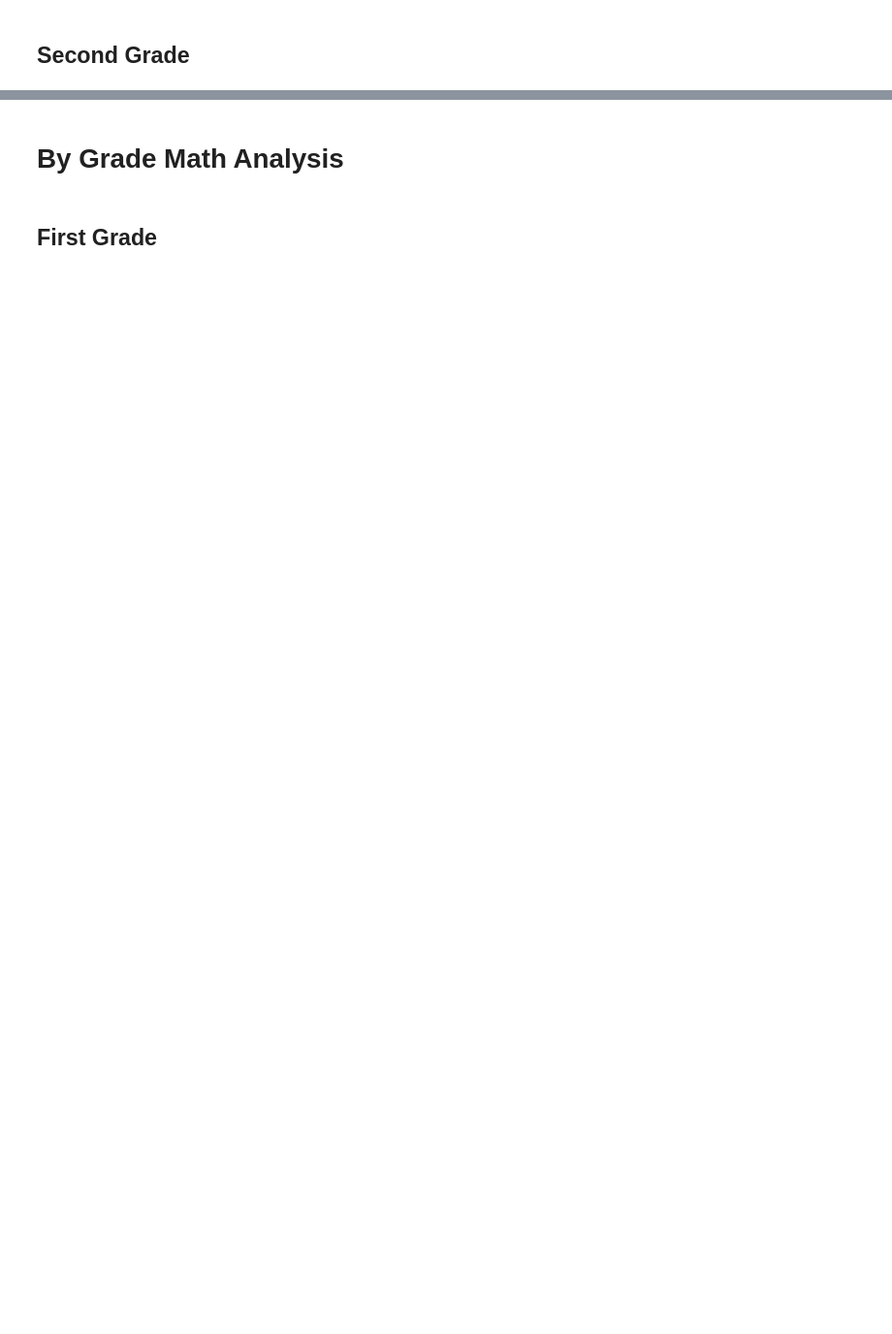
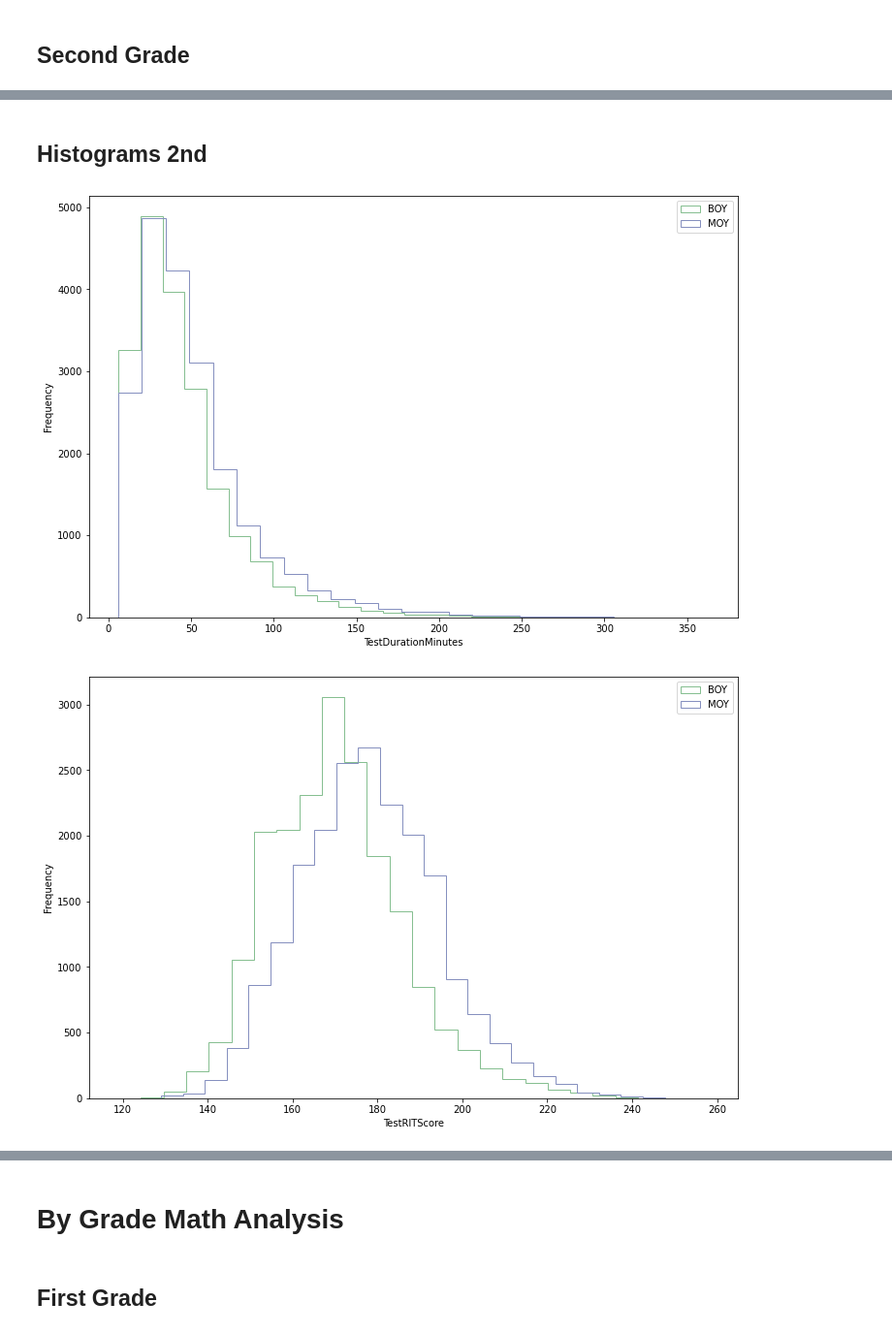
Before and after one commit to kristen770/MAP-Data-Analysis, a Jupyter notebook: MAP Score Analysis.ipynb, the cells around one changed output, grey strips where cells are left out. Shown at 97% size. Drawn from its saved outputs; the diff is of its cells as text; code cells hidden in the pictures; blank space fills up the shorter version.

```diff
--- a/MAP Score Analysis.ipynb
+++ b/MAP Score Analysis.ipynb
@@ -491,0 +601,10 @@ moy_first = moy.loc[moy['Grade'] == 2]
+# %% [markdown]
+## Histograms 2nd
+# %%
+#'TestDurationMinutes' histogram
+for col in hist_columns:
+    historgram(boy_second, moy_second, col)
+    plt.show()
+# %% [output]
+[figure, added]
+[figure, added]
```
Also changed, not shown: parts of 42 cells of this notebook.
